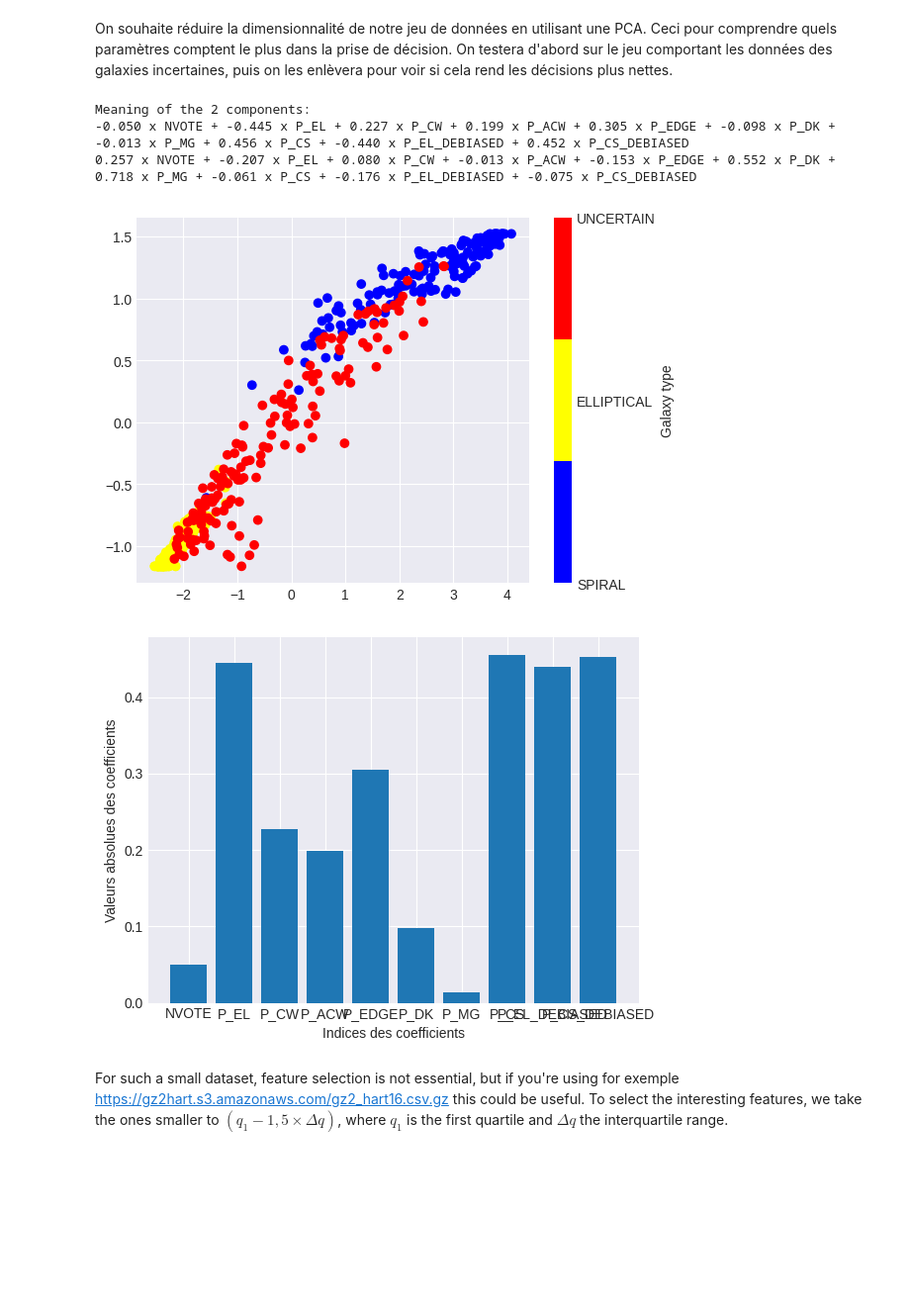
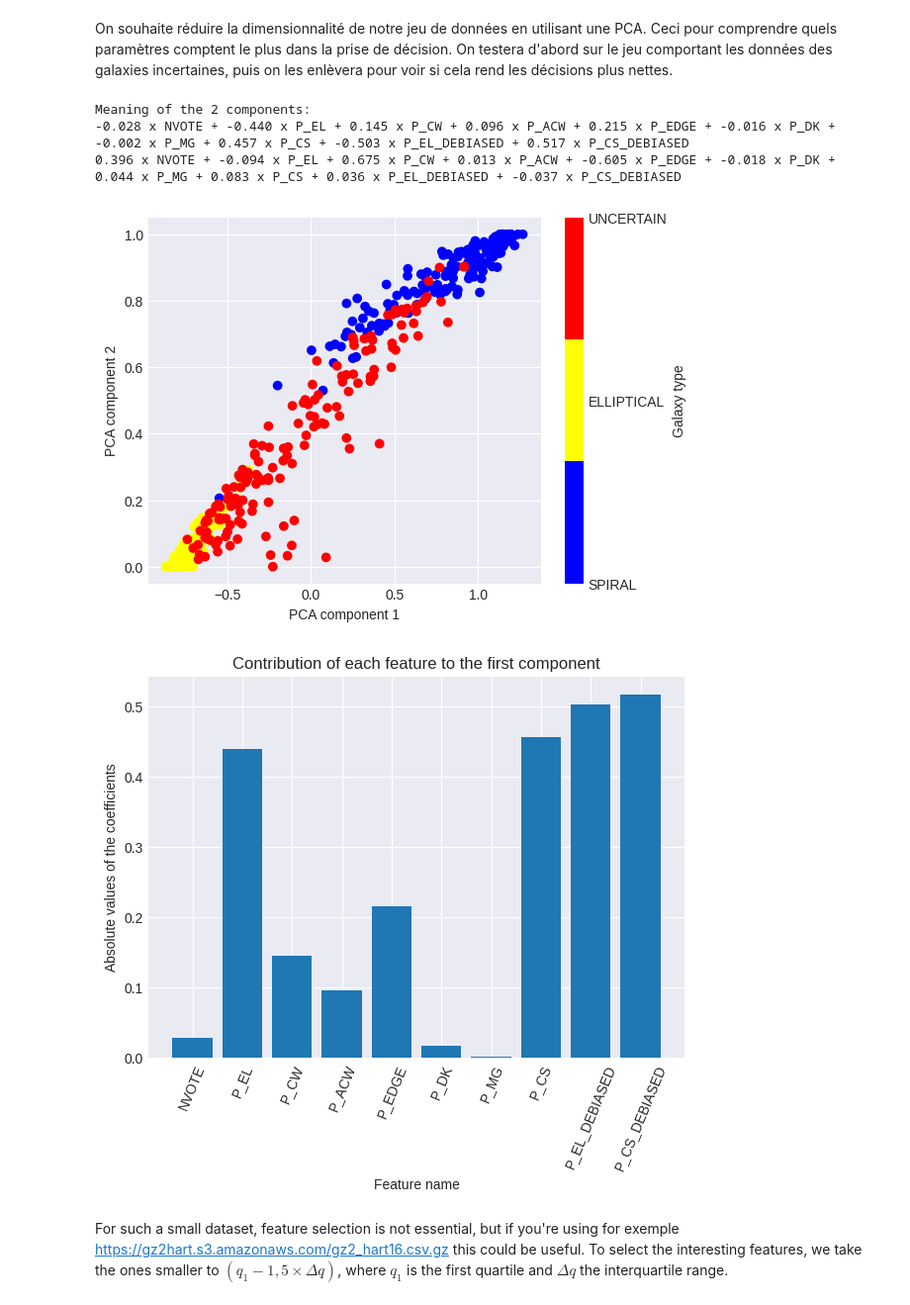
Before and after one commit to lukbrb/academic-physics, a Jupyter notebook: galaxy-classification/notebooks/02-Unsupervised.ipynb, the cells around one changed output. Shown: that part at 99% size. Cells and saved outputs as stored; diff of their text form; code cells hidden in the pictures; blank space fills up the shorter version.

Commit message:
added plots

```diff
--- a/galaxy-classification/notebooks/02-Unsupervised.ipynb
+++ b/galaxy-classification/notebooks/02-Unsupervised.ipynb
@@ -15,7 +15,7 @@ plt.style.use("seaborn-v0_8-darkgrid")
 galaxies = load_galaxies(n_samples=150)
 
 # Normaliser les données
-scaler = StandardScaler()
+scaler = MinMaxScaler()
 X_scaled = scaler.fit_transform(galaxies.data)
 
 # Créer une instance de PCA
@@ -27,9 +27,11 @@ X_pca = pca.fit_transform(X_scaled)
 # Afficher les deux premières composantes principales
 plt.scatter(X_pca[:, 0], X_scaled[:, -1], c=galaxies.target,
            cmap=matplotlib.colormaps.get_cmap(ListedColormap(['blue', 'yellow', 'red'])))
+plt.xlabel("PCA component 1")
+plt.ylabel("PCA component 2")
 formatter = plt.FuncFormatter(lambda i, *args: galaxies.target_names[int(i)])
 plt.colorbar(label='Galaxy type', ticks=[0, 1, 2], format=formatter);
-
+plt.savefig("plots/PCA_main.jpg")
 print("Meaning of the 2 components:")
 for component in pca.components_:
     print(" + ".join("%.3f x %s" % (value, name)
@@ -37,19 +39,22 @@ for component in pca.components_:
                                             galaxies.feature_names)))
 # %% [output]
 Meaning of the 2 components:
--0.050 x NVOTE + -0.445 x P_EL + 0.227 x P_CW + 0.199 x P_ACW + 0.305 x P_EDGE + -0.098 x P_DK + -0.013 x P_MG + 0.456 x P_CS + -0.440 x P_EL_DEBIASED + 0.452 x P_CS_DEBIASED
-0.257 x NVOTE + -0.207 x P_EL + 0.080 x P_CW + -0.013 x P_ACW + -0.153 x P_EDGE + 0.552 x P_DK + 0.718 x P_MG + -0.061 x P_CS + -0.176 x P_EL_DEBIASED + -0.075 x P_CS_DEBIASED
+-0.028 x NVOTE + -0.440 x P_EL + 0.145 x P_CW + 0.096 x P_ACW + 0.215 x P_EDGE + -0.016 x P_DK + -0.002 x P_MG + 0.457 x P_CS + -0.503 x P_EL_DEBIASED + 0.517 x P_CS_DEBIASED
+0.396 x NVOTE + -0.094 x P_EL + 0.675 x P_CW + 0.013 x P_ACW + -0.605 x P_EDGE + -0.018 x P_DK + 0.044 x P_MG + 0.083 x P_CS + 0.036 x P_EL_DEBIASED + -0.037 x P_CS_DEBIASED
-[figure, old version]
+[figure, new version]
 # %%
 pc1 = pca.components_[0]
 
+plt.figure(figsize=(7, 5))
+plt.title("Contribution of each feature to the first component")
 plt.bar(galaxies.feature_names, np.abs(pc1))
-
+plt.xticks(rotation=67.5)
 # Ajoutez des étiquettes d'axe X et Y
-plt.xlabel("Indices des coefficients")
-plt.ylabel("Valeurs absolues des coefficients");
+plt.xlabel("Feature name")
+plt.ylabel("Absolute values of the coefficients")
+plt.savefig("plots/PCA_components.jpg");
 # %% [output]
-[figure, old version]
+[figure, new version]
 # %% [markdown]
 For such a small dataset, feature selection is not essential, but if you're using for exemple https://gz2hart.s3.amazonaws.com/gz2_hart16.csv.gz this could be useful.
 To select the interesting features, we take the ones smaller to $(q_1 - 1,5 \times \Delta q)$, where $q_1$ is the first quartile and $\Delta q$ the interquartile range.
```
Also changed, not shown: parts of 4 cells of this notebook.
